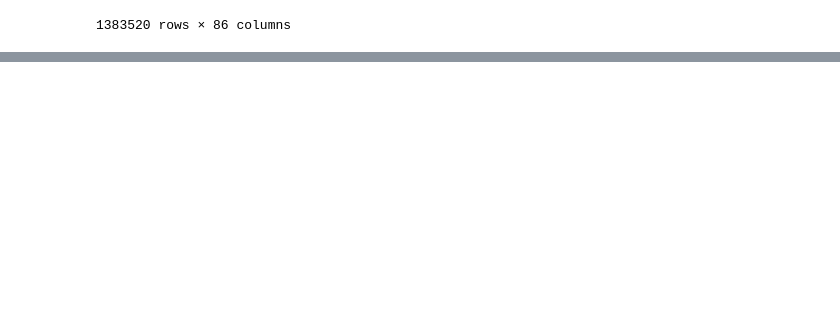
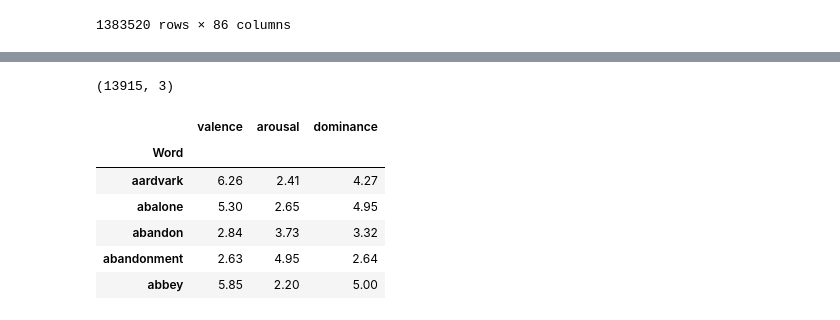
Before and after one commit to shasha920/NLP, a Jupyter notebook: Tweets.ipynb, the cells around one changed output, grey strips where cells are left out. Saved outputs shown, nothing was run; the diff lists cells and outputs as text; code cells hidden in the pictures; blank space fills up the shorter version.

```diff
--- a/Tweets.ipynb
+++ b/Tweets.ipynb
@@ -25,0 +54,13 @@ df
+# %%
+anew = pd.read_csv('ANEW_EnglishShortened.csv').set_index('Word')
+print(anew.shape)
+anew.head()
+# %% [output]
+(13915, 3)
+|  | valence | arousal | dominance |
+| Word |  |  |  |
+| aardvark | 6.26 | 2.41 | 4.27 |
+| abalone | 5.30 | 2.65 | 4.95 |
+| abandon | 2.84 | 3.73 | 3.32 |
+| abandonment | 2.63 | 4.95 | 2.64 |
+| abbey | 5.85 | 2.20 | 5.00 |
```
Also changed, not shown: parts of 10 cells of this notebook.
